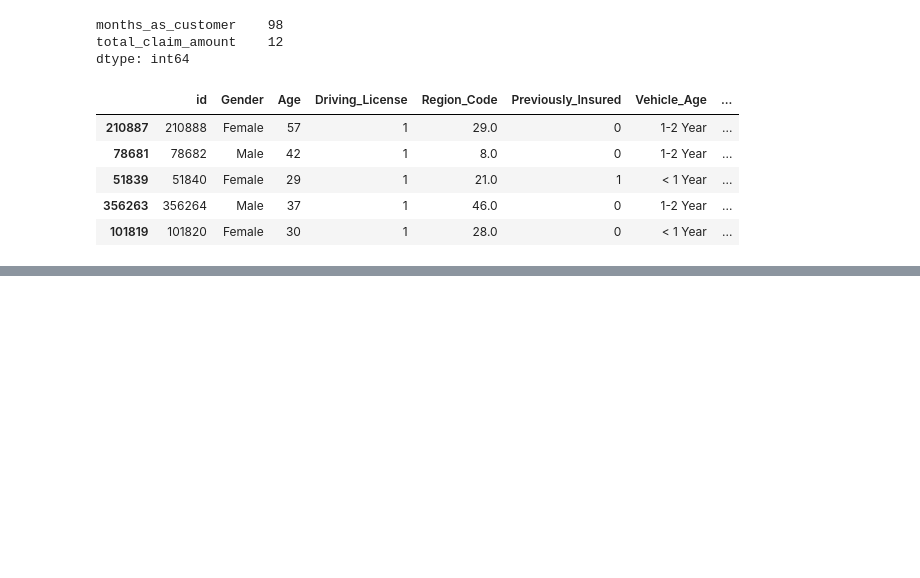
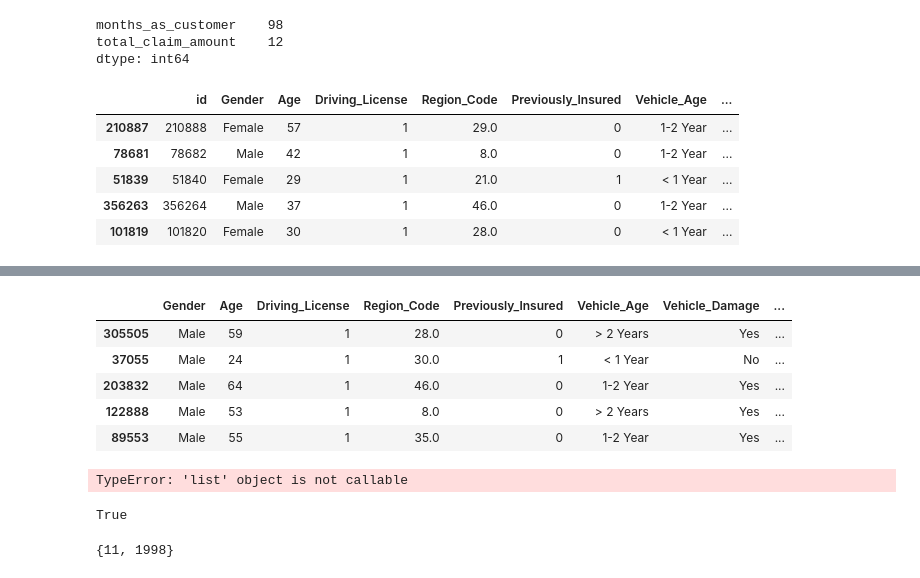
Before and after one commit to atf98/An-Efficient-Discretization-Algorithm-Using-Rough-Set-Theory, a Jupyter notebook: algorithm.ipynb, the cells around one changed output, grey strips where cells are left out. Drawn from its saved outputs; the diff is of its cells as text; code cells hidden in the pictures; blank space fills up the shorter version.

```diff
--- a/algorithm.ipynb
+++ b/algorithm.ipynb
@@ -324,0 +297,9 @@ For n_clusters = 6 The average silhouette_score is : 0.6239003483066768
+# %%
+data_1.head()
+# %% [output]
+|  | Gender | Age | Driving_License | Region_Code | Previously_Insured | Vehicle_Age | Vehicle_Damage | ... |
+| 305505 | Male | 59 | 1 | 28.0 | 0 | > 2 Years | Yes | ... |
+| 37055 | Male | 24 | 1 | 30.0 | 1 | < 1 Year | No | ... |
+| 203832 | Male | 64 | 1 | 46.0 | 0 | 1-2 Year | Yes | ... |
+| 122888 | Male | 53 | 1 | 8.0 | 0 | > 2 Years | Yes | ... |
+| 89553 | Male | 55 | 1 | 35.0 | 0 | 1-2 Year | Yes | ... |
@@ -324,0 +385,13 @@ For n_clusters = 6 The average silhouette_score is : 0.6239003483066768
+# %%
+rst = RST(data_endocded, continuous_columns=likely_dis, decision_column_name='Response')
+upper, lower, boundary = rst.set_main_variable(combination=['Gender', 'Age'])
+# %% [output]
+TypeError: 'list' object is not callable
+# %%
+all(True if x in [1,2,3,4,5] else False for x in [1,2,3])
+# %% [output]
+True
+# %%
+set([12, 11, 1998]) - set([12, 2,3,4])
+# %% [output]
+{11, 1998}
```
Also changed, not shown: parts of 12 cells of this notebook, 4 other files.
